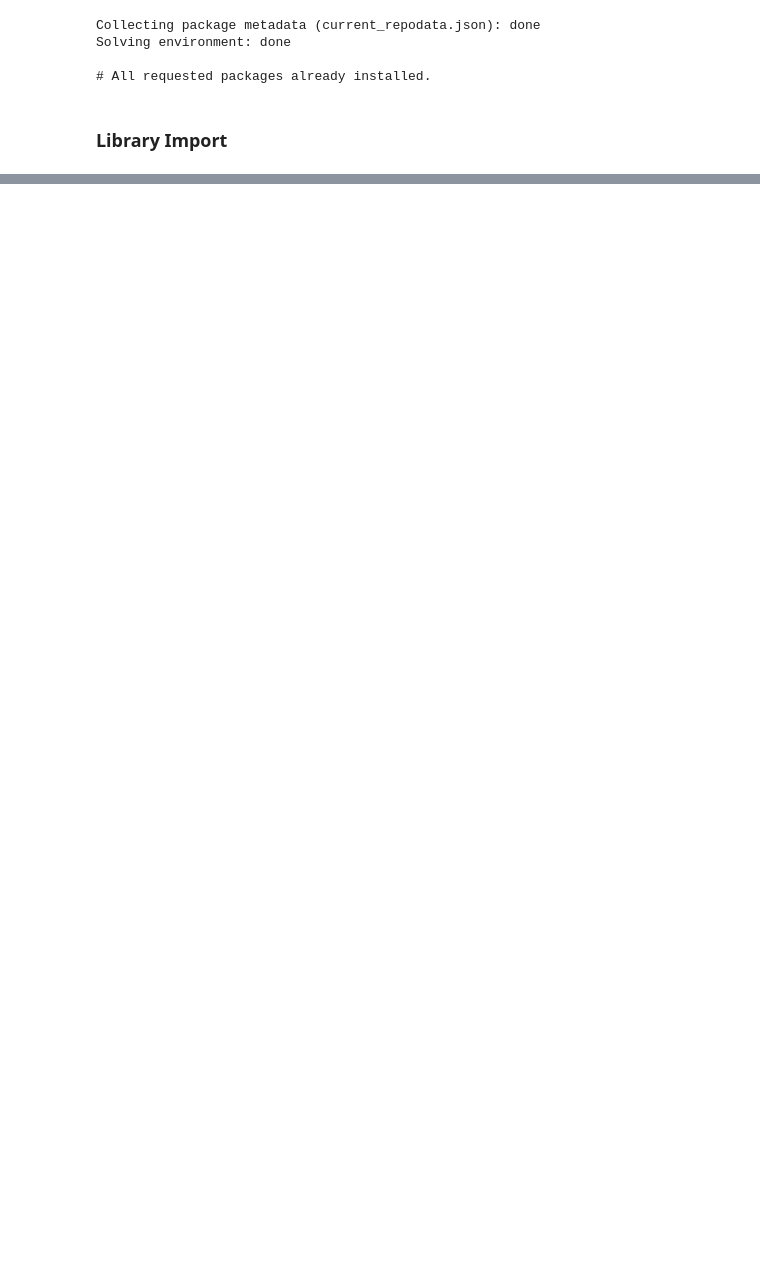
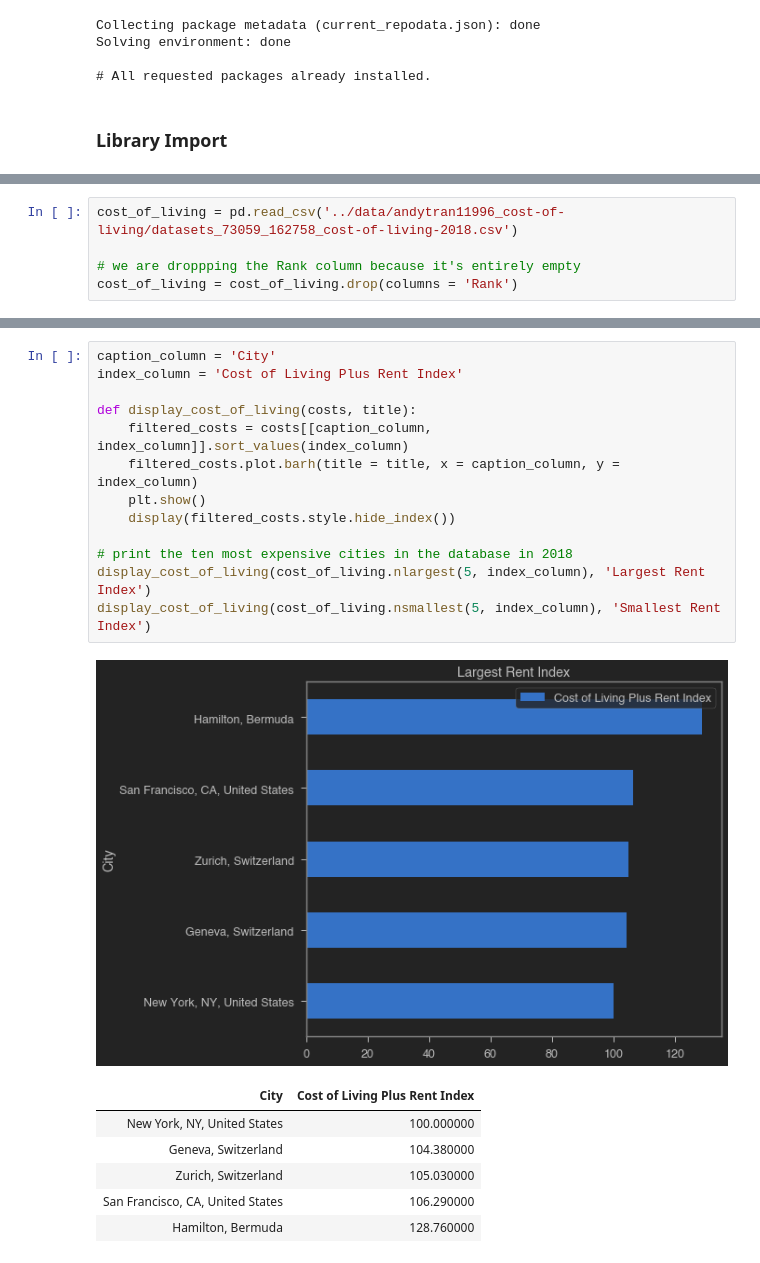
Before and after one commit to s-gerber/python_bootcamp_team13, a Jupyter notebook: deliver/team13_capstone_project.ipynb, the cells around one changed output, grey strips where cells are left out. Saved outputs shown, nothing was run; the diff lists cells and outputs as text; blank space fills up the shorter version.

Commit message:
add question about highest/lowest cost of living
Co-authored-by: Alexander Adam (alexanderadam)

```diff
--- a/deliver/team13_capstone_project.ipynb
+++ b/deliver/team13_capstone_project.ipynb
@@ -40,0 +58,5 @@ jtplot.style(theme='monokai', context='notebook', ticks=True, grid=False)
+# %%
+cost_of_living = pd.read_csv('../data/andytran11996_cost-of-living/datasets_73059_162758_cost-of-living-2018.csv')
+
+# we are droppping the Rank column because it's entirely empty
+cost_of_living = cost_of_living.drop(columns = 'Rank')
@@ -40,0 +67,21 @@ jtplot.style(theme='monokai', context='notebook', ticks=True, grid=False)
+# %%
+caption_column = 'City'
+index_column = 'Cost of Living Plus Rent Index'
+
+def display_cost_of_living(costs, title):
+    filtered_costs = costs[[caption_column, index_column]].sort_values(index_column)
+    filtered_costs.plot.barh(title = title, x = caption_column, y = index_column)
+    plt.show()
+    display(filtered_costs.style.hide_index())
+
+# print the ten most expensive cities in the database in 2018
+display_cost_of_living(cost_of_living.nlargest(5, index_column), 'Largest Rent Index')
+display_cost_of_living(cost_of_living.nsmallest(5, index_column), 'Smallest Rent Index')
+# %% [output]
+[figure, added]
+| City | Cost of Living Plus Rent Index |
+| New York, NY, United States | 100.000000 |
+| Geneva, Switzerland | 104.380000 |
+| Zurich, Switzerland | 105.030000 |
+| San Francisco, CA, United States | 106.290000 |
+| Hamilton, Bermuda | 128.760000 |
```
Also changed, not shown: parts of 7 cells of this notebook, 8 other files.
